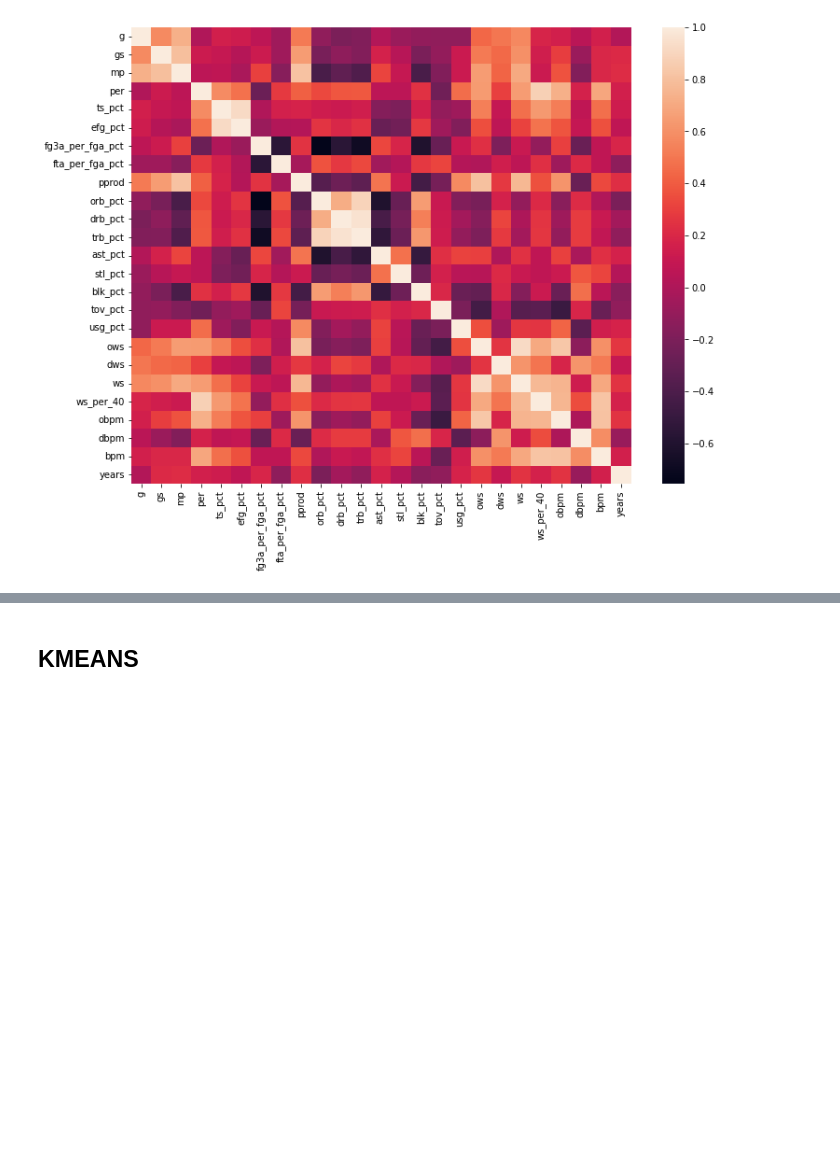
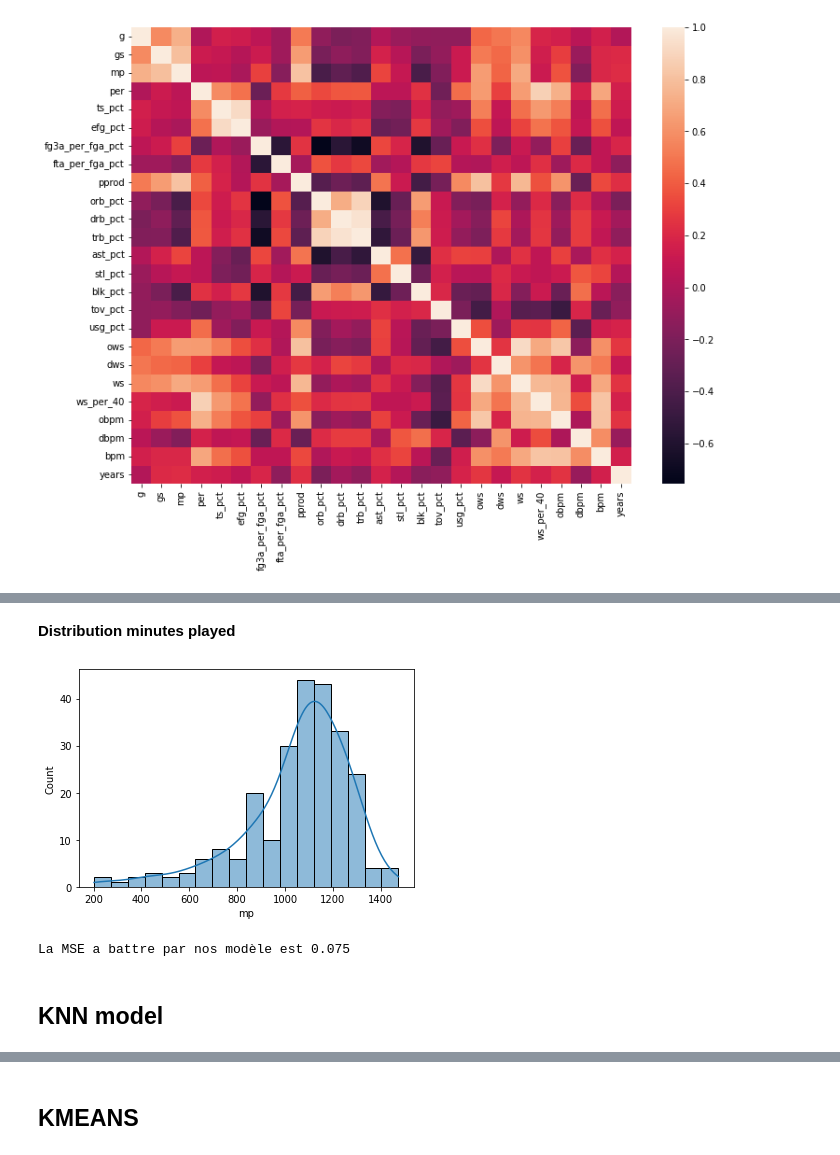
Before and after one commit to olivierpavee/nba_forecast, a Jupyter notebook: notebooks/mmeloux_data_explo.ipynb, the cells around one changed output, grey strips where cells are left out. Saved outputs shown, nothing was run; the diff lists cells and outputs as text; code cells hidden in the pictures; blank space fills up the shorter version.

```diff
--- a/notebooks/mmeloux_data_explo.ipynb
+++ b/notebooks/mmeloux_data_explo.ipynb
@@ -62,0 +167,7 @@ sns.heatmap(df_explo.corr());
+# %% [markdown]
+**Distribution minutes played**
+# %%
+sns.histplot(X['mp'],kde=True)
+plt.show()
+# %% [output]
+[figure, added]
@@ -62,0 +176,5 @@ sns.heatmap(df_explo.corr());
+# %%
+baseline_mse = ((y_base_test-y_base_train.mean())**2).mean()[0].round(3)
+print(f'La MSE a battre par nos modèle est {baseline_mse}')
+# %% [output]
+La MSE a battre par nos modèle est 0.075
@@ -62,0 +184,2 @@ sns.heatmap(df_explo.corr());
+# %% [markdown]
+## KNN model
```
Also changed, not shown: parts of 49 cells of this notebook.
